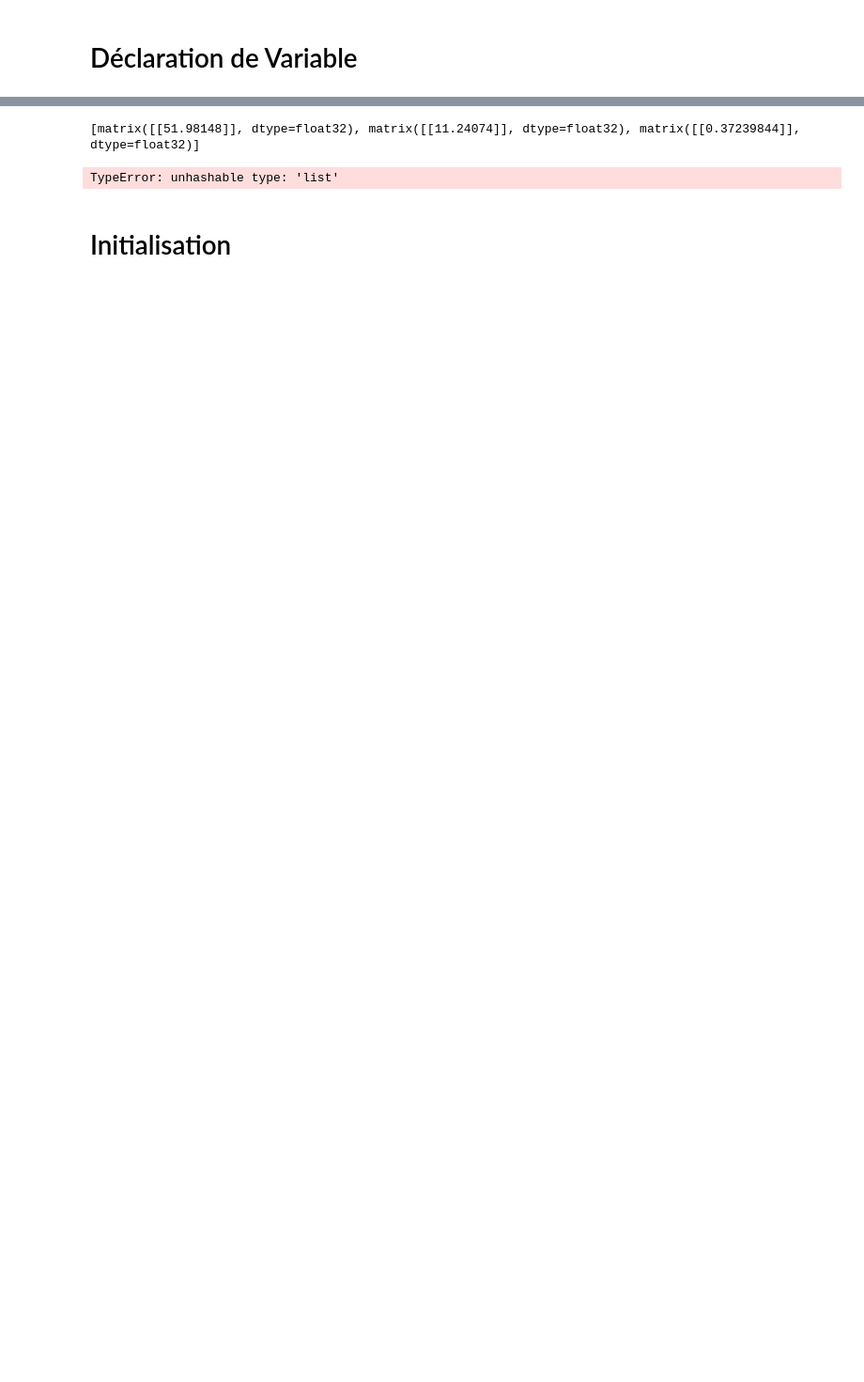
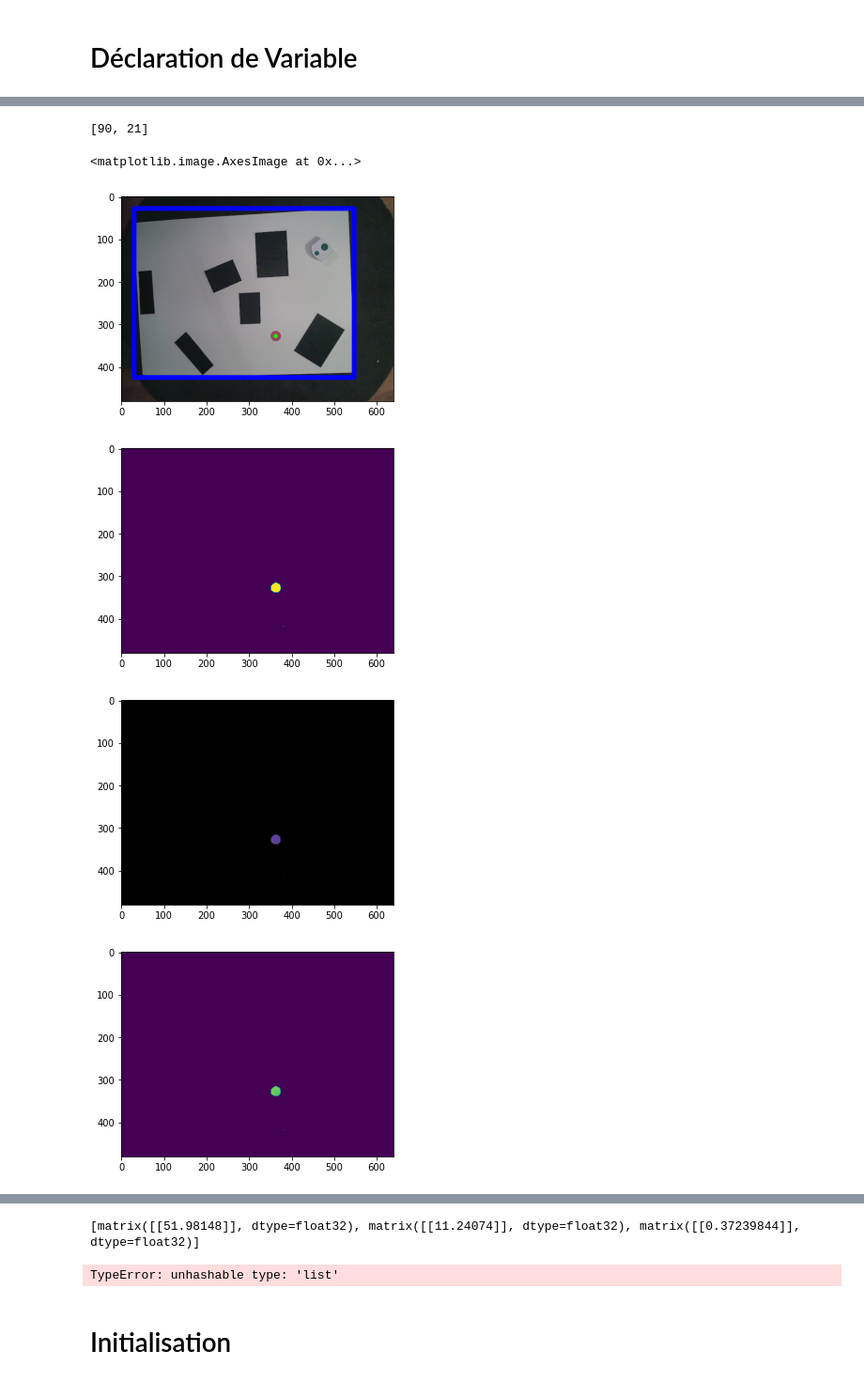
Before and after one commit to Batou1406/Mobile-Robotics-Project, a Jupyter notebook: main.ipynb, the cells around one changed output, grey strips where cells are left out. Shown: that part at 94% size. Drawn from its saved outputs; the diff is of its cells as text; code cells hidden in the pictures; blank space fills up the shorter version.

```diff
--- a/main.ipynb
+++ b/main.ipynb
@@ -121,0 +82,17 @@ plt.show()
+# %%
+print(vision.goalDetection())
+plt.figure()
+plt.imshow(cv2.cvtColor(vision.imageDraw,cv2.COLOR_BGR2RGB))
+plt.figure()
+plt.imshow(vision.mask)
+plt.figure()
+plt.imshow(vision.erode)
+plt.figure()
+plt.imshow(vision.binary)
+# %% [output]
+[90, 21]
+<matplotlib.image.AxesImage at 0x...>
+[figure, added]
+[figure, added]
+[figure, added]
+[figure, added]
```
Also changed, not shown: parts of 13 cells of this notebook, 4 other files.
